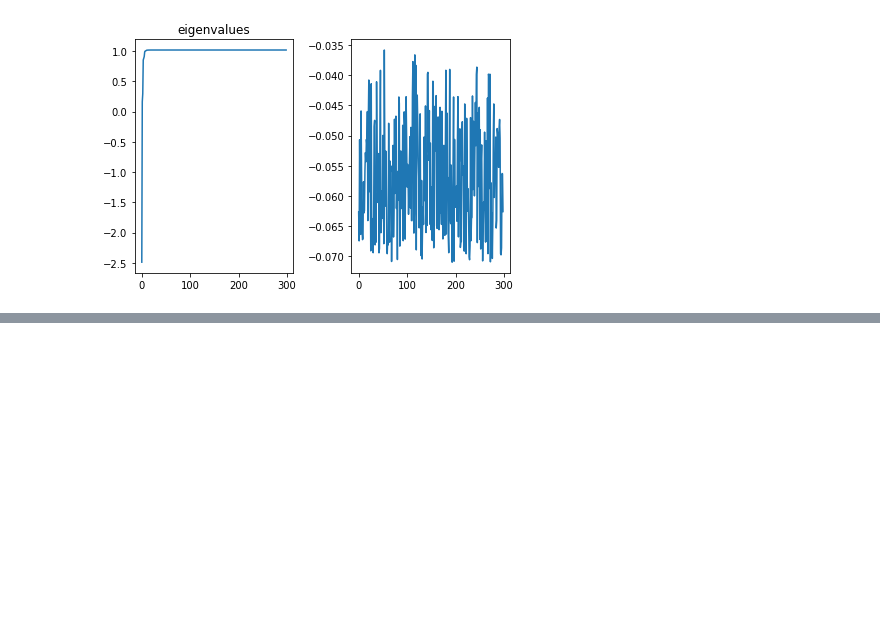
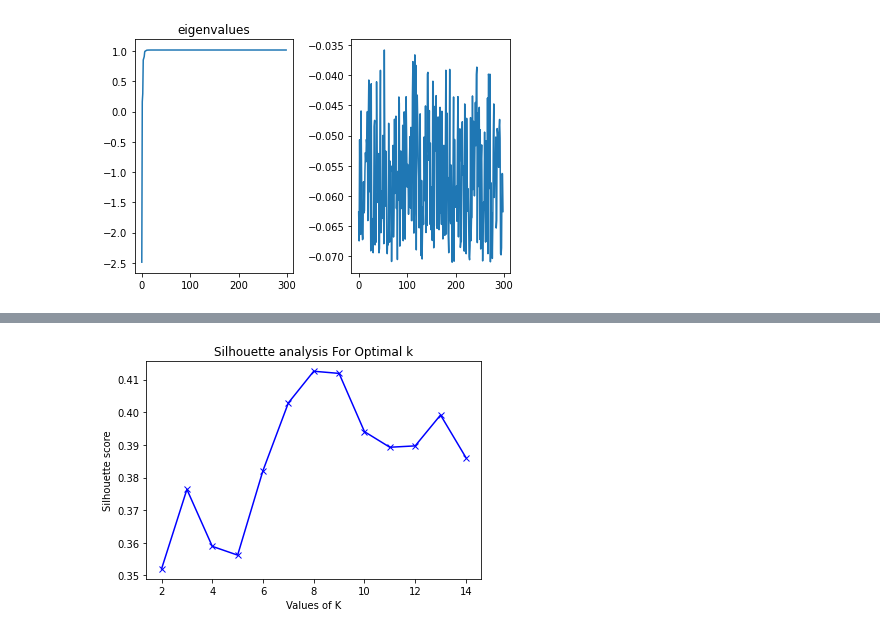
Before and after one commit to evelina03/spectral_clustering, a Jupyter notebook: Dataset_1/Shi and Malik's algorithms.ipynb, the cells around one changed output, grey strips where cells are left out. Saved outputs shown, nothing was run; the diff lists cells and outputs as text; code cells hidden in the pictures; blank space fills up the shorter version.

```diff
--- a/Dataset_1/Shi and Malik's algorithms.ipynb
+++ b/Dataset_1/Shi and Malik's algorithms.ipynb
@@ -28,16 +28,23 @@ df_cluster.head()
 | 3 | 50.0 | 1 | 111 | 0 | 20 | 0 | 210000.00 | ... |
 | 4 | 65.0 | 1 | 160 | 1 | 20 | 0 | 327000.00 | ... |
 # %%
-def datapreprocessing(df):
+def data_preprocessing(df):
+
+'''Function processes the data using Principal component analysis(PCA)
+    Args:
+        df : Dataframe '''
+
     scaler = StandardScaler()
     df_scaled = scaler.fit_transform(df)
     df_normalized = normalize(df_scaled)
     df_normalized = pd.DataFrame(df_normalized)
+
     pca = PCA(n_components = 2)
-    df_principal = pca.fit_transform(df_normalized)
-    df_principal = pd.DataFrame(df_principal)
-    df_principal.columns = ['P1', 'P2']
-    return df_principal
+    df_pca = pca.fit_transform(df_normalized)
+    df_pca = pd.DataFrame(df_pca)
+    df_pca.columns = ['P1', 'P2']
+
+    return df_pca
 # %%
-df_pca_cluster= datapreprocessing(df_cluster)
+df_pca = data_preprocessing(df_cluster)
 # %%
@@ -226,4 +192,6 @@ silhouette(df_cluster)
 # %%
-silhouette(df_pca_cluster)
+silhouette_coefficient(df_pca)
+# %% [output]
+[figure, added]
 # %%
 def elbowmethod(df):
```
Also changed, not shown: parts of 17 cells of this notebook.
